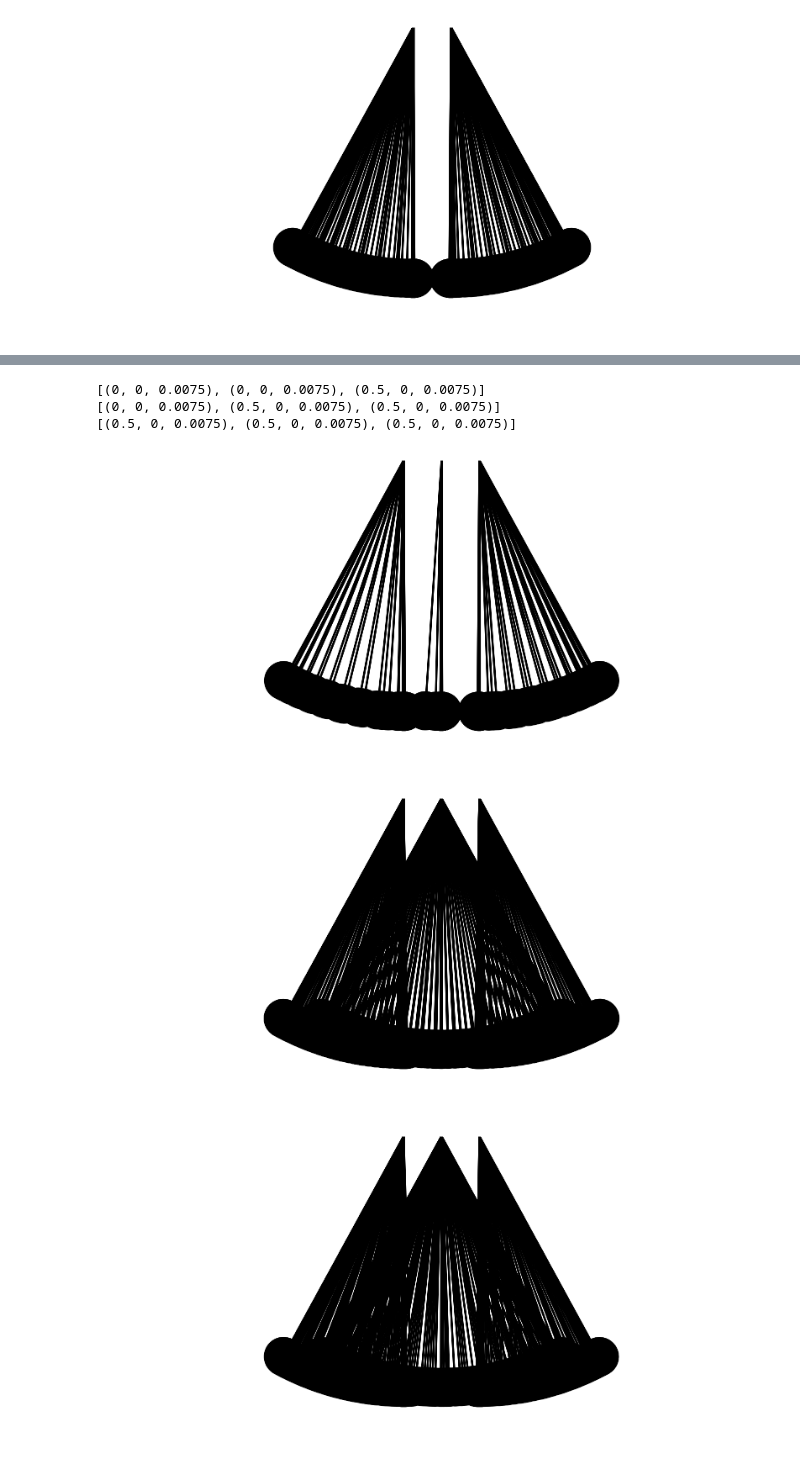
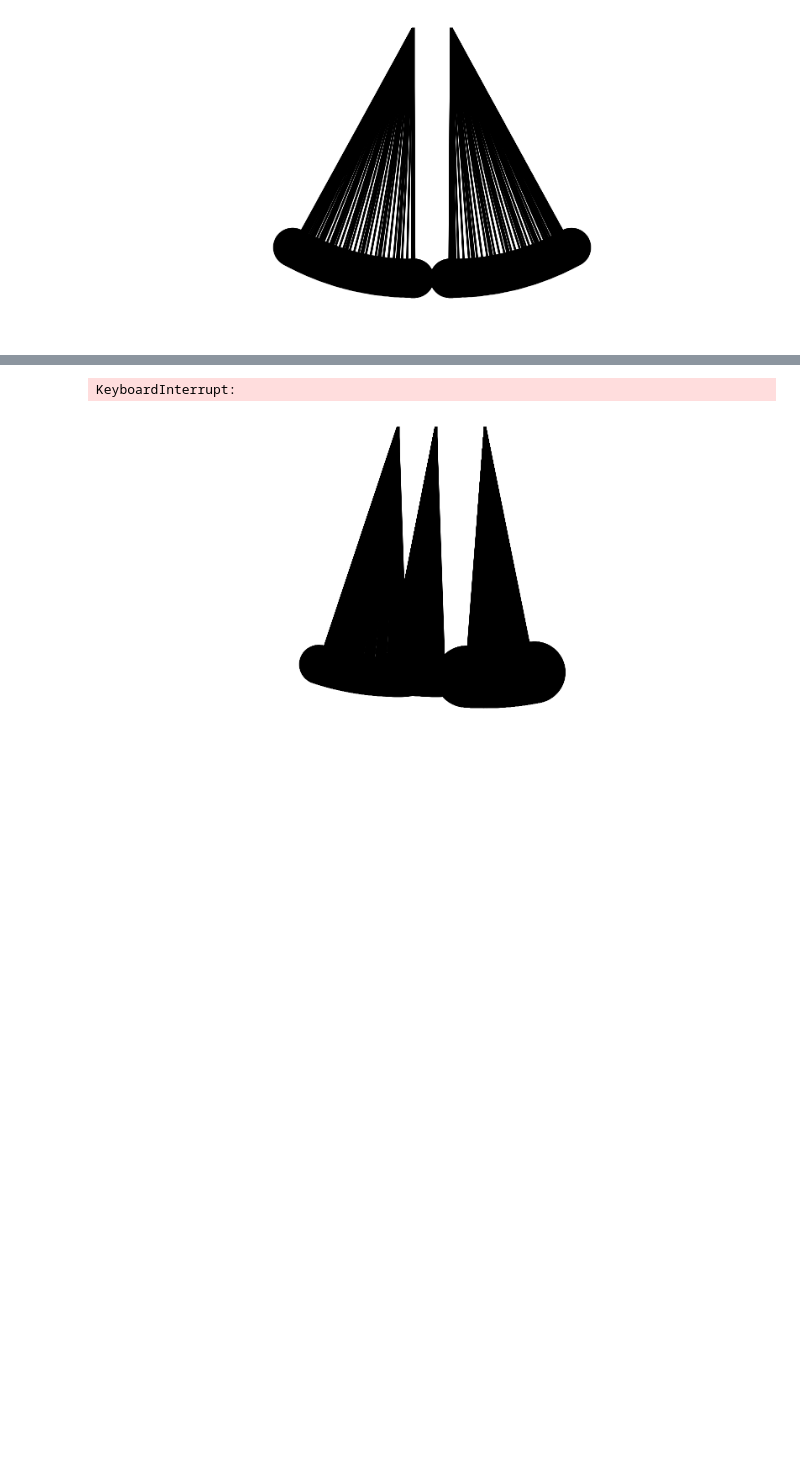
Before and after one commit to lachstr/cradle, a Jupyter notebook: video_out/NewtonsCradle_variable_mass.ipynb, the cells around one changed output, grey strips where cells are left out. Drawn from its saved outputs; the diff is of its cells as text; code cells hidden in the pictures; blank space fills up the shorter version.

```diff
--- a/video_out/NewtonsCradle_variable_mass.ipynb
+++ b/video_out/NewtonsCradle_variable_mass.ipynb
@@ -319,27 +325,18 @@ for j in range(3, 4):
 # %%
 render_final()
 
 pendParams = [(0, 0, 0.0075),
               (0, 0, 0.0075),
-              (.2, 0, 0.0100)]
+              (.2, 0, 0.0120)]
 
-raisedPen = (0.5, 0, 0.0075)
-
-t_step = 0.0001
-for i in range(len(pendParams)):
-    pendParams[len(pendParams)-1-i] = raisedPen
-    print(pendParams)
-    while True:
-        try:
-            plot_physics(10, t_step, pendParams, f'2_small_1_big')
-        except ValueError:
-            t_step *= 0.5
-            continue
-        break
+t_step = 0.000002
+while True:
+    try:
+        plot_physics(10, t_step, pendParams, f'2_small_1_big')
+    except ValueError:
+        t_step *= 0.5
+        continue
+    break
 # %% [output]
-[(0, 0, 0.0075), (0, 0, 0.0075), (0.5, 0, 0.0075)]
-[(0, 0, 0.0075), (0.5, 0, 0.0075), (0.5, 0, 0.0075)]
-[(0.5, 0, 0.0075), (0.5, 0, 0.0075), (0.5, 0, 0.0075)]
+KeyboardInterrupt:
-[figure, old version]
+[figure, new version]
-[figure, removed]
-[figure, removed]
```
Also changed, not shown: parts of 6 cells of this notebook, 12 other files.
